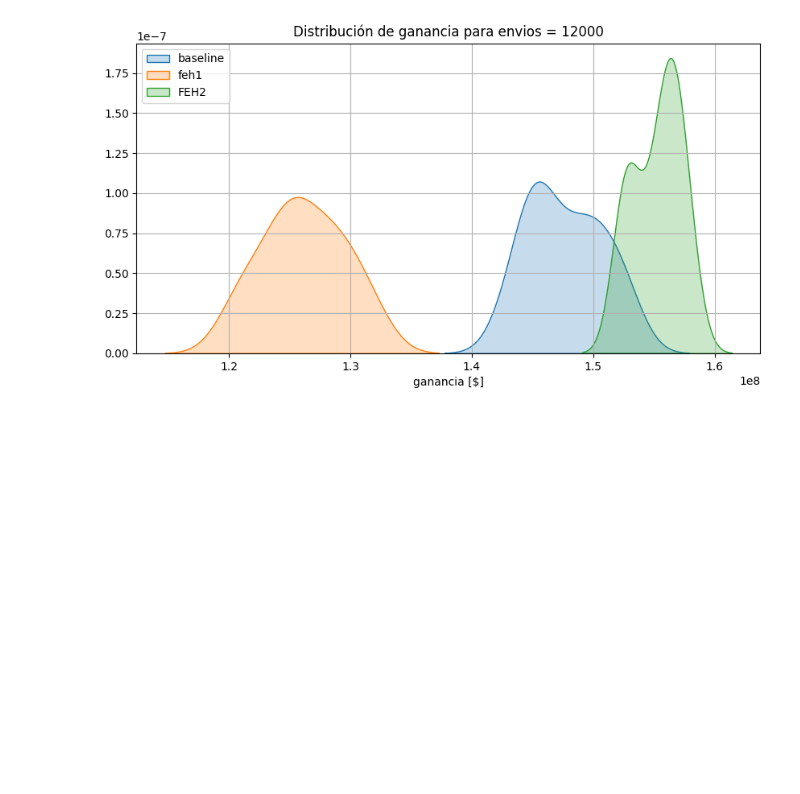
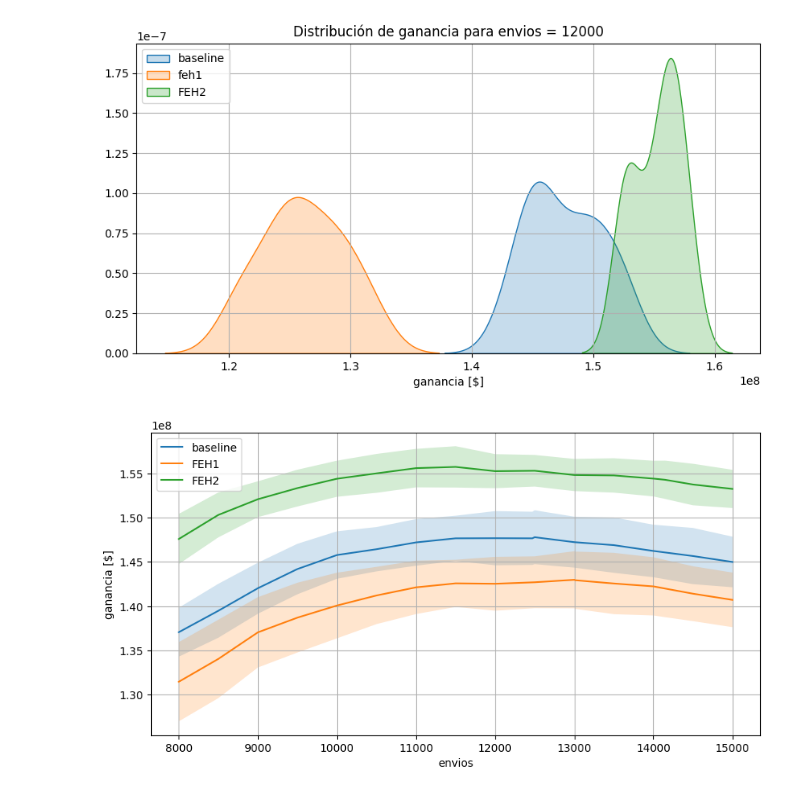
Before and after one commit to bettachini/dmeyf2023, a Jupyter notebook: experimentos/graph.ipynb, the cells around one changed output. Saved outputs shown, nothing was run; the diff lists cells and outputs as text; code cells hidden in the pictures; blank space fills up the shorter version.

```diff
--- a/experimentos/graph.ipynb
+++ b/experimentos/graph.ipynb
@@ -135,3 +135,31 @@ ax.legend(loc = 'upper left')
 plt.show()
 # %% [output]
 [figure]
+# %%
+# leer datos de experimentos con múltiples semillas
+feh1_zwei_df = pd.read_csv('./feh1_zwei_824_semillerioGanancias.csv')
+feh1_zwei_envios_df = feh1_zwei_df.groupby('envios').agg({'ganancia': ['mean', 'std']})
+feh1_zwei_ganancia_max = feh1_zwei_df[feh1_zwei_df['envios'] == envios_max]['ganancia']
+# %%
+# plot mean and std of ganancia with std as confidence interval
+fig, ax = plt.subplots(figsize=(10, 5))
+
+ax.plot(baseline_envios_df.index, baseline_envios_df['ganancia']['mean'], label='baseline')
+ax.fill_between(baseline_envios_df.index, baseline_envios_df['ganancia']['mean'] - baseline_envios_df['ganancia']['std'], baseline_envios_df['ganancia']['mean'] + baseline_envios_df['ganancia']['std'], alpha=0.2)
+
+ax.plot(feh1_zwei_envios_df.index, feh1_zwei_envios_df['ganancia']['mean'], label='FEH1')
+ax.fill_between(feh1_zwei_envios_df.index, feh1_zwei_envios_df['ganancia']['mean'] - feh1_zwei_envios_df['ganancia']['std'], feh1_zwei_envios_df['ganancia']['mean'] + feh1_zwei_envios_df['ganancia']['std'], alpha=0.2)
+
+# ax.plot(feh2_envios_df.index, feh2_envios_df['ganancia']['mean'], label='feh2')
+# ax.fill_between(feh2_envios_df.index, feh2_envios_df['ganancia']['mean'] - feh2_envios_df['ganancia']['std'], feh2_envios_df['ganancia']['mean'] + feh2_envios_df['ganancia']['std'], alpha=0.2)
+
+ax.plot(all6_zweite_df_envios_df.index, all6_zweite_df_envios_df['ganancia']['mean'], label='FEH2')
+ax.fill_between(all6_zweite_df_envios_df.index, all6_zweite_df_envios_df['ganancia']['mean'] - all6_zweite_df_envios_df['ganancia']['std'], all6_zweite_df_envios_df['ganancia']['mean'] + all6_zweite_df_envios_df['ganancia']['std'], alpha=0.2)
+
+ax.set_xlabel('envios')
+ax.set_ylabel('ganancia [$]')
+ax.legend()
+ax.grid()
+plt.show()
+# %% [output]
+[figure, added]
```
Also changed, not shown: parts of 1 cell of this notebook, 3 other files.
